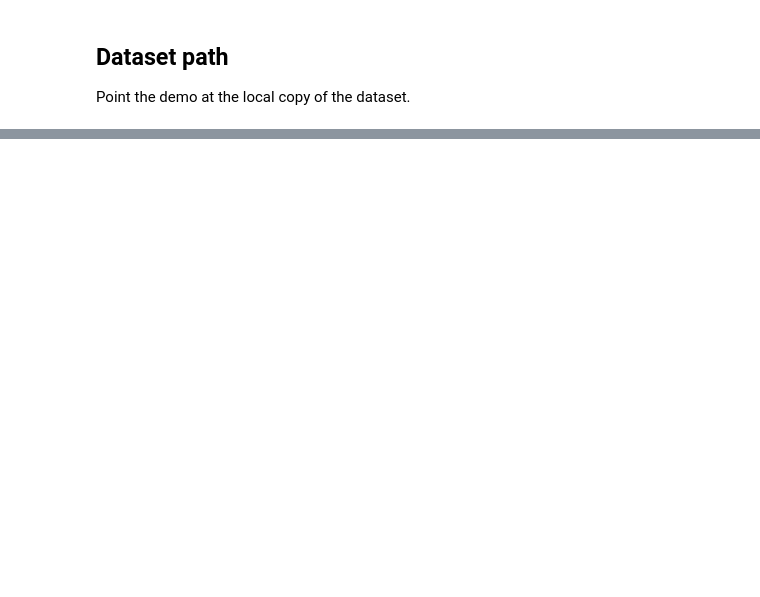
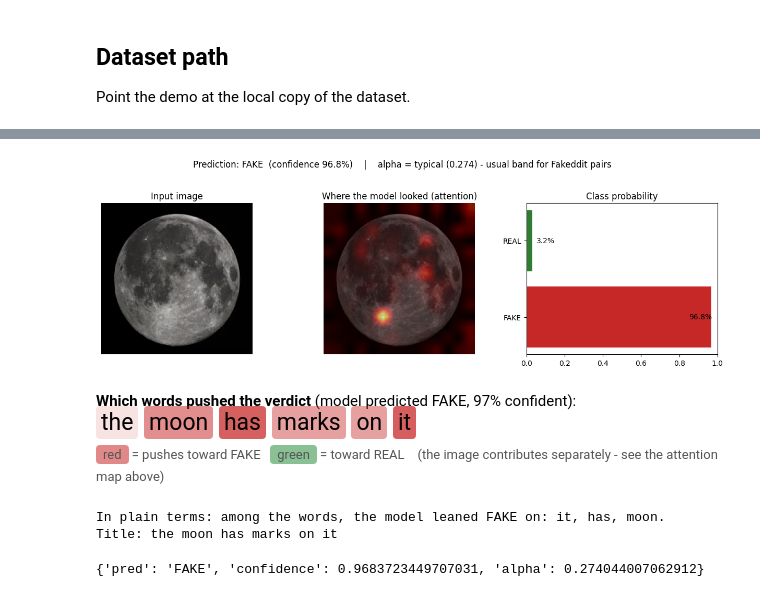
Before and after one commit to staharizvi/hemt-clip-fnd, a Jupyter notebook: notebooks/06_demo.ipynb, the cells around one changed output, grey strips where cells are left out. Saved outputs shown, nothing was run; the diff lists cells and outputs as text; code cells hidden in the pictures; blank space fills up the shorter version.

```diff
--- a/notebooks/06_demo.ipynb
+++ b/notebooks/06_demo.ipynb
@@ -272,0 +517,11 @@ The cross-attention heatmap shown above is *intrinsic* to this architecture - a
+# %%
+demo("The moon has marks on it ",
+       "https://commons.wikimedia.org/wiki/Special:FilePath/FullMoon2010.jpg")
+# %% [output]
+[figure, added]
+Which words pushed the verdict (model predicted FAKE, 97% confident):
+the moon has marks on it
+red = pushes toward FAKE green = toward REAL (the image contributes separately - see the attention map above)
+In plain terms: among the words, the model leaned FAKE on: it, has, moon.
+Title: the moon has marks on it
+{'pred': 'FAKE', 'confidence': 0.9683723449707031, 'alpha': 0.274044007062912}
```
Also changed, not shown: parts of 16 cells of this notebook, 7 other files.
